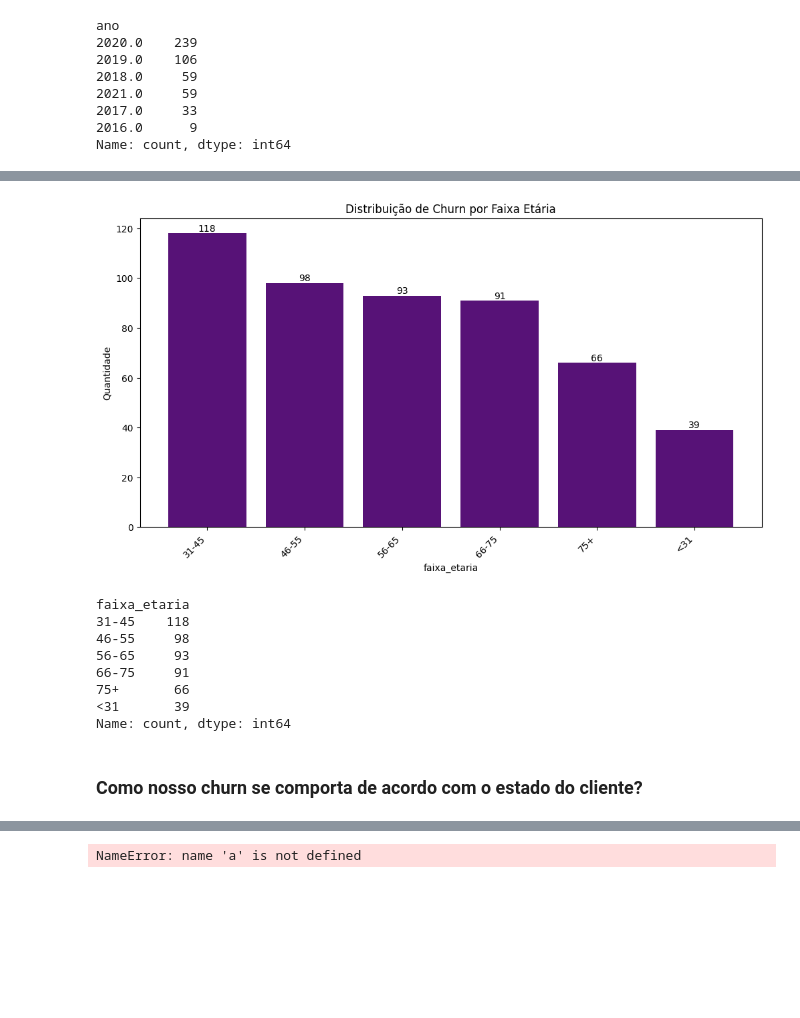
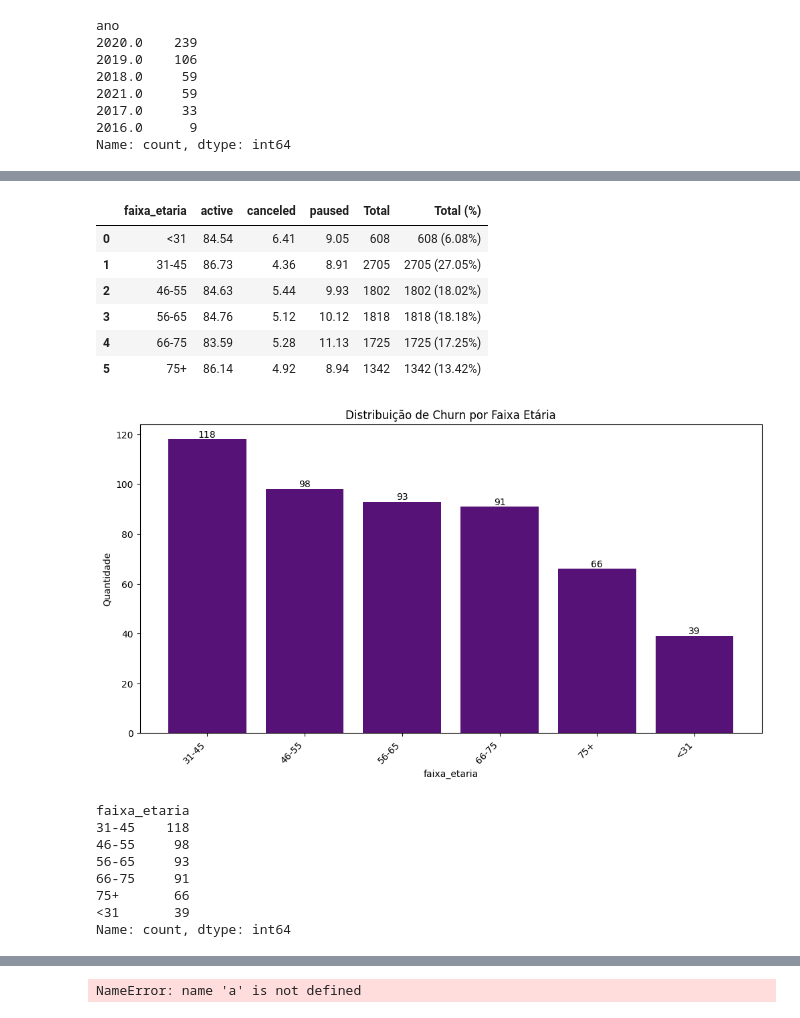
Before and after one commit to isabela-vitoriano/analise_dados_churn, a Jupyter notebook: analise_dados.ipynb, the cells around one changed output, grey strips where cells are left out. Saved outputs shown, nothing was run; the diff lists cells and outputs as text; code cells hidden in the pictures; blank space fills up the shorter version.

```diff
--- a/analise_dados.ipynb
+++ b/analise_dados.ipynb
@@ -149,8 +211,16 @@ faixa_etaria_bins = [0, 30, 45, 55, 65, 75, 120]
 faixa_etaria_labels = ['<31', '31-45', '46-55', '56-65', '66-75', '75+']
 df['faixa_etaria'] = pd.cut(df['idade'], bins=faixa_etaria_bins, labels=faixa_etaria_labels)
 # %%
+display(calculate_status_percentage(df, 'faixa_etaria'))
 plot_bar_chart(df, 'faixa_etaria', 'Distribuição de Churn por Faixa Etária')
 # %% [output]
+|  | faixa_etaria | active | canceled | paused | Total | Total (%) |
+| 0 | <31 | 84.54 | 6.41 | 9.05 | 608 | 608 (6.08%) |
+| 1 | 31-45 | 86.73 | 4.36 | 8.91 | 2705 | 2705 (27.05%) |
+| 2 | 46-55 | 84.63 | 5.44 | 9.93 | 1802 | 1802 (18.02%) |
+| 3 | 56-65 | 84.76 | 5.12 | 10.12 | 1818 | 1818 (18.18%) |
+| 4 | 66-75 | 83.59 | 5.28 | 11.13 | 1725 | 1725 (17.25%) |
+| 5 | 75+ | 86.14 | 4.92 | 8.94 | 1342 | 1342 (13.42%) |
 [figure]
 faixa_etaria
 31-45    118
@@ -160,5 +230,3 @@ faixa_etaria
 75+       66
 <31       39
 Name: count, dtype: int64
-# %% [markdown]
-### Como nosso churn se comporta de acordo com o estado do cliente?
```
Also changed, not shown: parts of 20 cells of this notebook.
